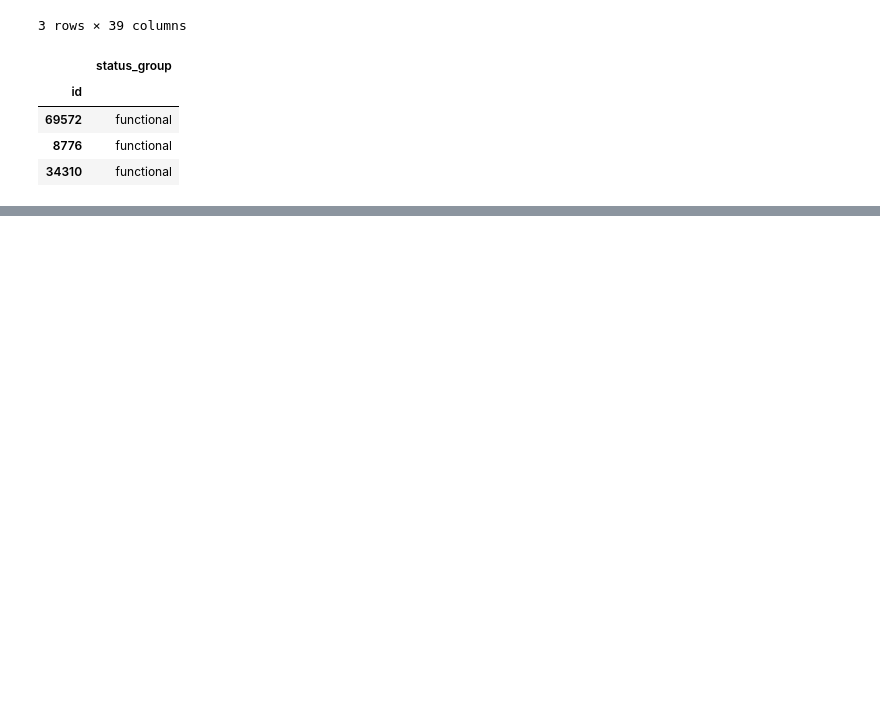
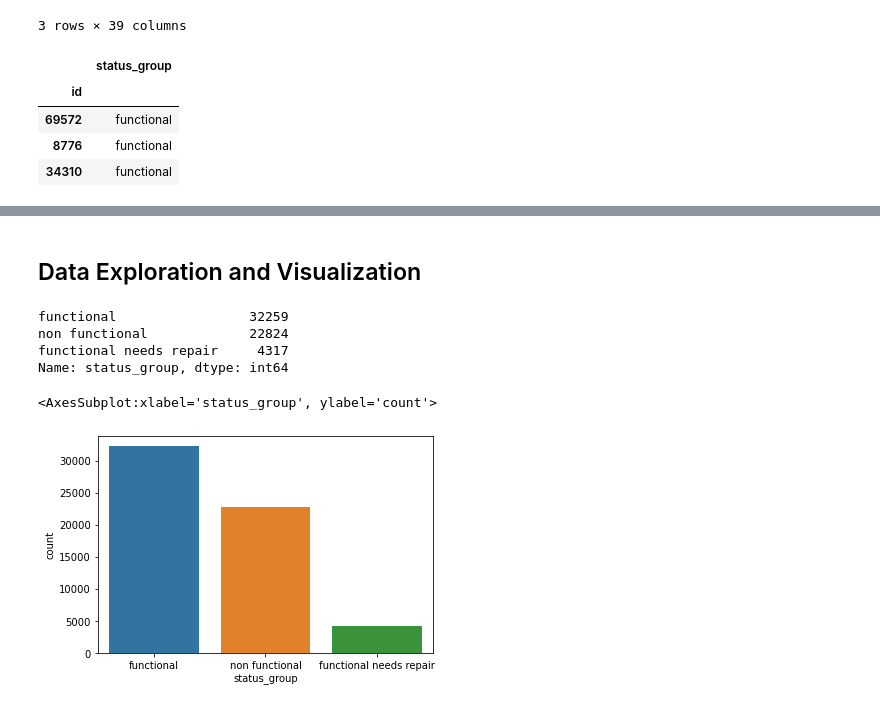
Before and after one commit to suvofalcon/Py-SpringboardAIML, a Jupyter notebook: _15_DrivenData/_01_RichtersPredictor.ipynb, the cells around one changed output, grey strips where cells are left out. Cells and saved outputs as stored; diff of their text form; code cells hidden in the pictures; blank space fills up the shorter version.

```diff
--- a/_15_DrivenData/_01_RichtersPredictor.ipynb
+++ b/_15_DrivenData/_01_RichtersPredictor.ipynb
@@ -43,0 +88,14 @@ train_labels.head(3)
+# %% [markdown]
+## Data Exploration and Visualization
+# %%
+# Explore the target variable
+
+print(train_labels['status_group'].value_counts())
+sns.countplot(x='status_group', data=train_labels)
+# %% [output]
+functional                 32259
+non functional             22824
+functional needs repair     4317
+Name: status_group, dtype: int64
+<AxesSubplot:xlabel='status_group', ylabel='count'>
+[figure, added]
```
Also changed, not shown: parts of 5 cells of this notebook.
